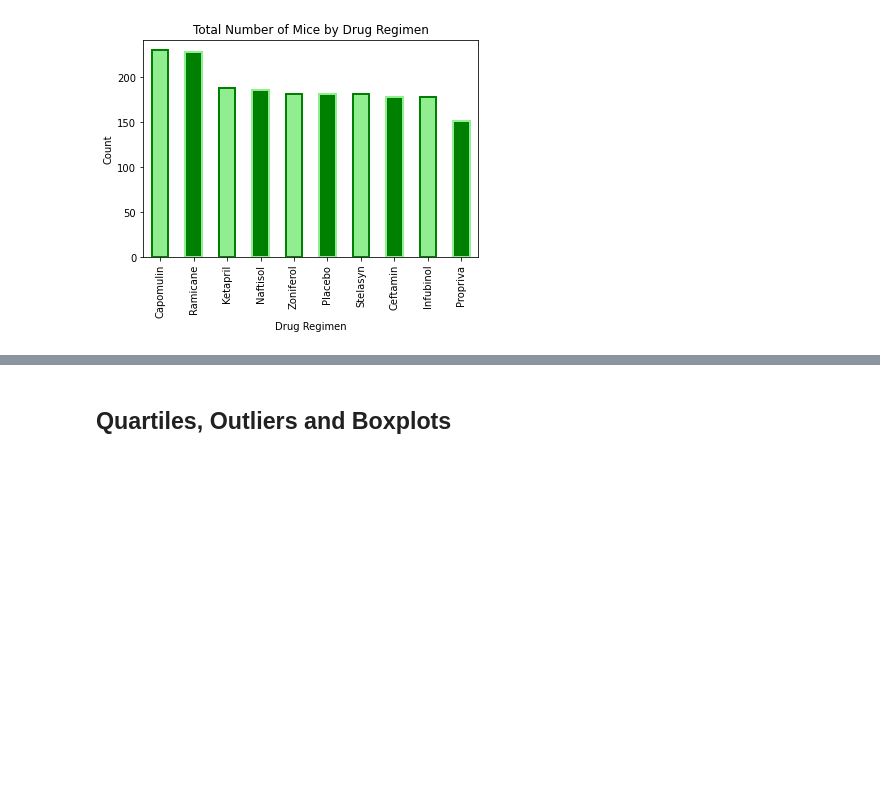
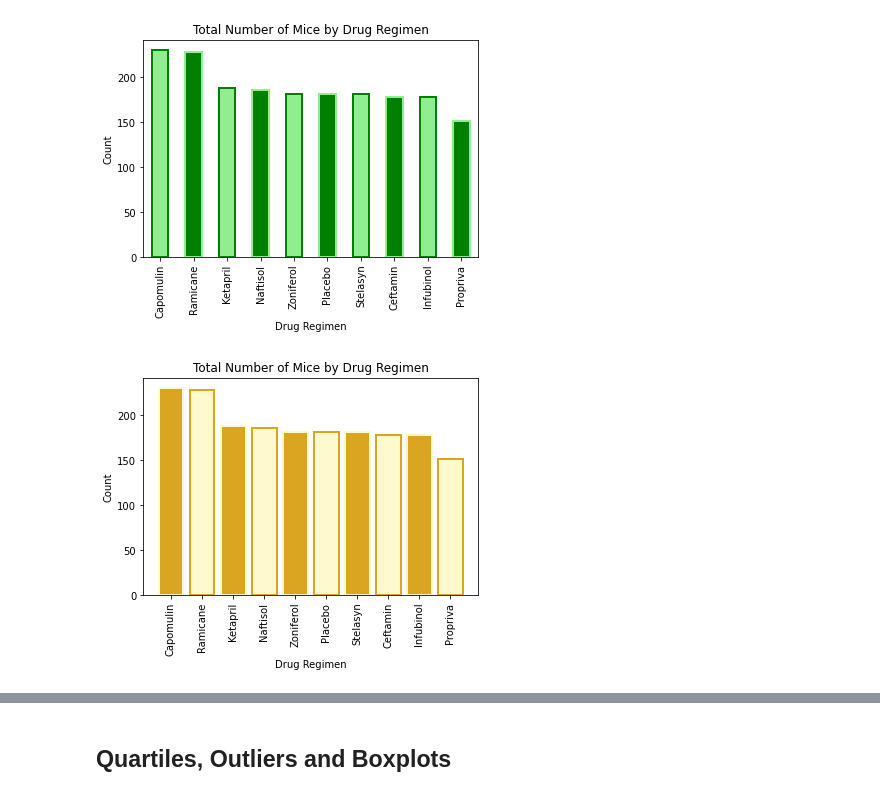
Before and after one commit to ptsaitta/matplotlib-challenge, a Jupyter notebook: Pymaceuticals/pymaceuticals_starter.ipynb, the cells around one changed output, grey strips where cells are left out. Drawn from its saved outputs; the diff is of its cells as text; code cells hidden in the pictures; blank space fills up the shorter version.

```diff
--- a/Pymaceuticals/pymaceuticals_starter.ipynb
+++ b/Pymaceuticals/pymaceuticals_starter.ipynb
@@ -200,6 +210,21 @@ plt.show()
 [figure]
 # %%
 # Generate a bar plot showing the total number of mice for each treatment throughout the course of the study using pyplot.
+#plt.bar(labels, values, other stuff...)
+
+#Fancify~~~
+color_2 = ("goldenrod", "lemonchiffon")
+edgecolor_2 = ("lemonchiffon", "goldenrod")
+
+#construct
+plt.bar(counts_by_regimen.index.values, counts_by_regimen.values, color = color_2, edgecolor = edgecolor_2, linewidth=2)
+plt.xlabel("Drug Regimen")
+plt.ylabel("Count")
+plt.title("Total Number of Mice by Drug Regimen")
+plt.xticks(rotation=90)
+plt.show()
+# %% [output]
+[figure, added]
 # %%
 # Generate a pie plot showing the distribution of female versus male mice using pandas
 counts_by_gender = cleaner_df["Sex"].value_counts()
```
Also changed, not shown: parts of 15 cells of this notebook.
